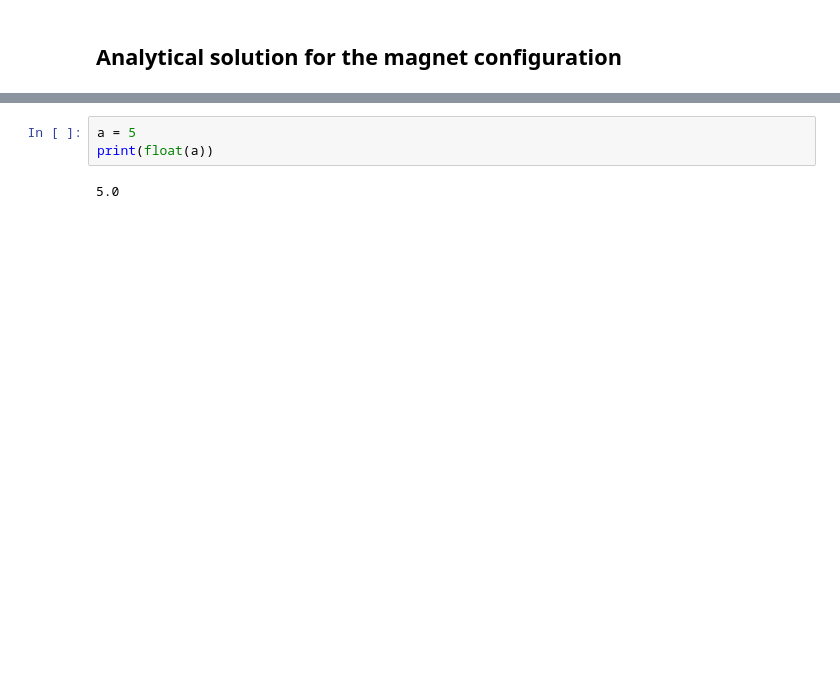
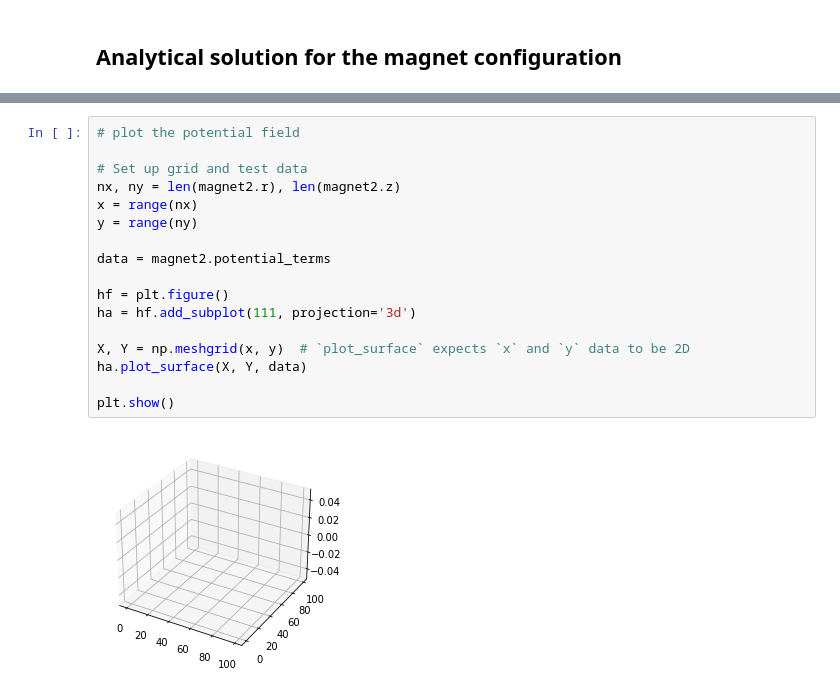
Before and after one commit to UVQuanT-Ultracold-AlF/Cd-MOT, a Jupyter notebook: Analytical.ipynb, the cells around one changed output, grey strips where cells are left out. Cells and saved outputs as stored; diff of their text form; blank space fills up the shorter version.

```diff
--- a/Analytical.ipynb
+++ b/Analytical.ipynb
@@ -124,8 +110,22 @@ array([[nan, nan, nan, ..., nan, nan, nan],
        [nan, nan, nan, ..., nan, nan, nan],
        [nan, nan, nan, ..., nan, nan, nan],
        [nan, nan, nan, ..., nan, nan, nan]])
-# %%
-a = 5
-print(float(a))
-# %% [output]
-5.0
+# %%
+# plot the potential field
+
+# Set up grid and test data
+nx, ny = len(magnet2.r), len(magnet2.z)
+x = range(nx)
+y = range(ny)
+
+data = magnet2.potential_terms
+
+hf = plt.figure()
+ha = hf.add_subplot(111, projection='3d')
+
+X, Y = np.meshgrid(x, y)  # `plot_surface` expects `x` and `y` data to be 2D
+ha.plot_surface(X, Y, data)
+
+plt.show()
+# %% [output]
+[figure, added]
```
Also changed, not shown: parts of 6 cells of this notebook.
